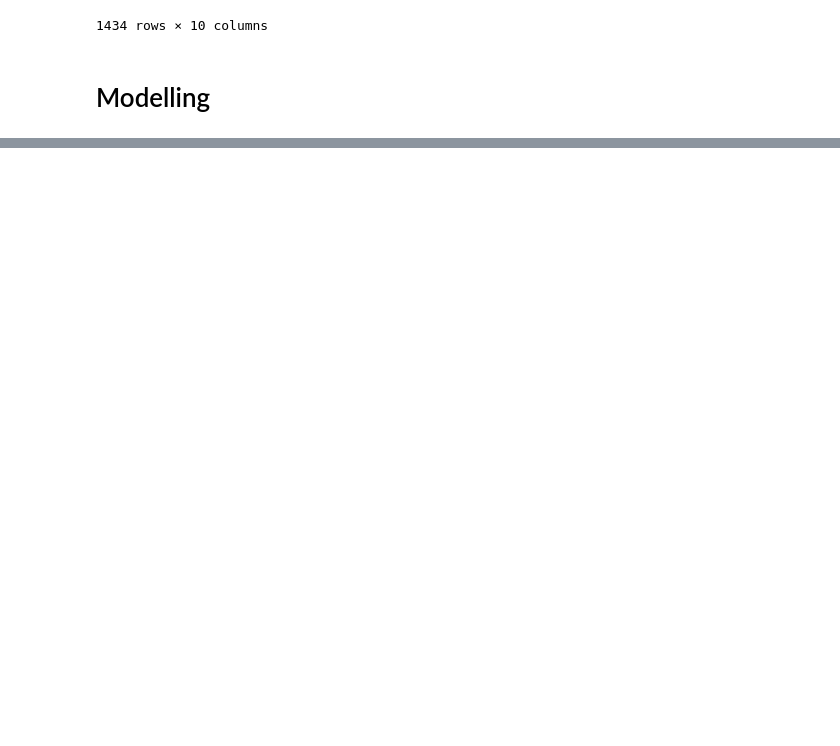
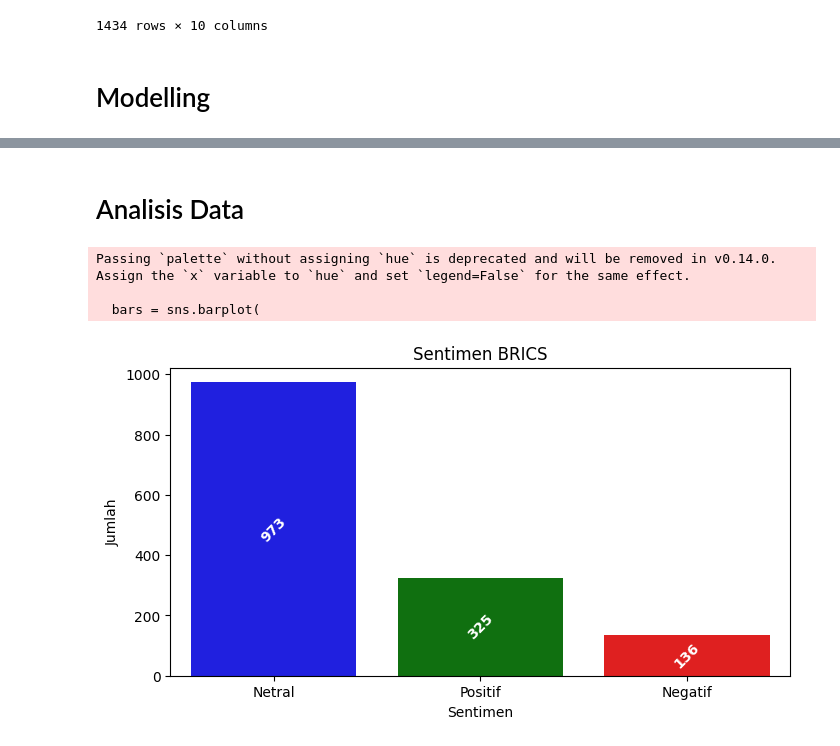
Before and after one commit to Azuredeer/sentiment_analysis_brics, a Jupyter notebook: cleaning_data.ipynb, the cells around one changed output, grey strips where cells are left out. Cells and saved outputs as stored; diff of their text form; code cells hidden in the pictures; blank space fills up the shorter version.

```diff
--- a/cleaning_data.ipynb
+++ b/cleaning_data.ipynb
@@ -443,0 +443,19 @@ from transformers import GPT2Tokenizer, GPT2ForSequenceClassification
+# %%
+# membangun model
+model = GPT2ForSequenceClassification.from_pretrained("cahya/gpt2-medium-indonesian", num_labels=3)
+tokenizer = GPT2Tokenizer.from_pretrained("cahya/gpt2-medium-indonesian")
+tokenizer.pad_token = tokenizer.eos_token
+
+def predict_sentiment(text):
+    inputs = tokenizer(text, return_tensors="pt", padding=True, truncation=True, max_length=128)
+    outputs = model(**inputs)
+    prediction = torch.argmax(outputs.logits, dim=-1).item()
+
+    if prediction == 0:
+        return "Positif"
+    elif prediction == 1:
+        return "Netral"
+    elif prediction == 2:
+        return "Negatif"
+
+data['sentimen'] = data['stemming_text'].apply(predict_sentiment)
@@ -443,0 +481,35 @@ from transformers import GPT2Tokenizer, GPT2ForSequenceClassification
+# %% [markdown]
+# Analisis Data
+# %%
+jumlah_sentimen = data['sentimen'].value_counts()
+
+colors = {
+    'Positif' : 'green',
+    'Negatif' : 'red',
+    'Netral'  : 'blue'
+}
+
+plt.figure(figsize=(8, 4))
+bars = sns.barplot(
+    x=jumlah_sentimen.index,
+    y=jumlah_sentimen.values,
+    palette=[colors[label] for label in jumlah_sentimen.index]
+)
+
+for bar, count in zip(bars.patches, jumlah_sentimen.values):
+    plt.text(
+        bar.get_x() + bar.get_width() / 2,
+        bar.get_height() / 2,
+        f'{count}',
+        ha='center', va='center', color='white', fontweight='bold', rotation=45
+    )
+
+plt.title("Sentimen BRICS")
+plt.xlabel("Sentimen")
+plt.ylabel("Jumlah")
+plt.show()
+# %% [output]
+Passing `palette` without assigning `hue` is deprecated and will be removed in v0.14.0. Assign the `x` variable to `hue` and set `legend=False` for the same effect.
+
+  bars = sns.barplot(
+[figure, added]
```
Also changed, not shown: parts of 8 cells of this notebook.
